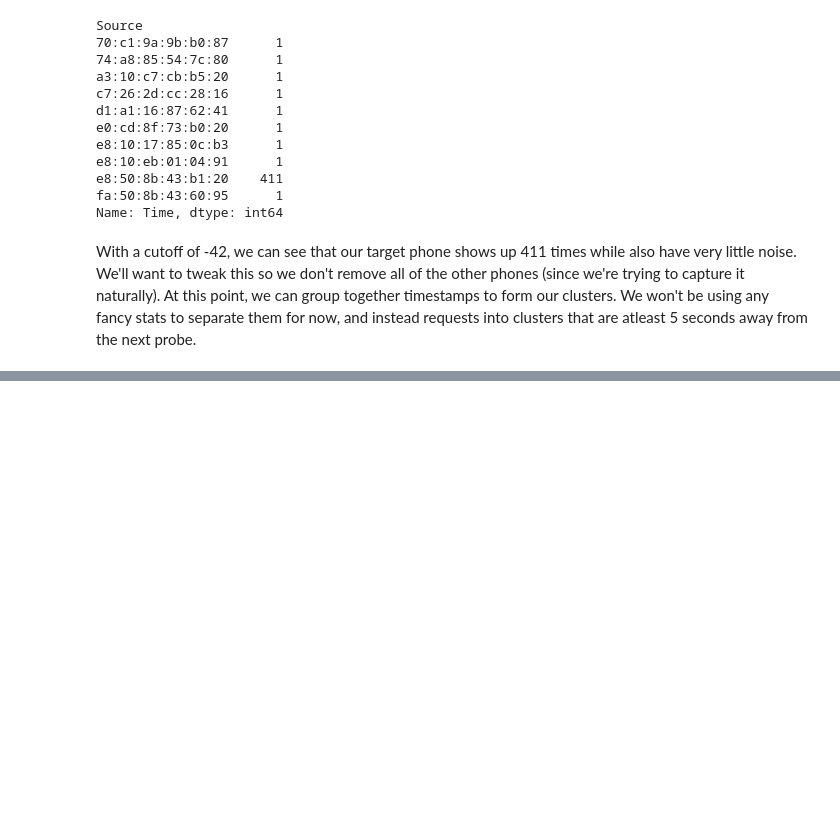
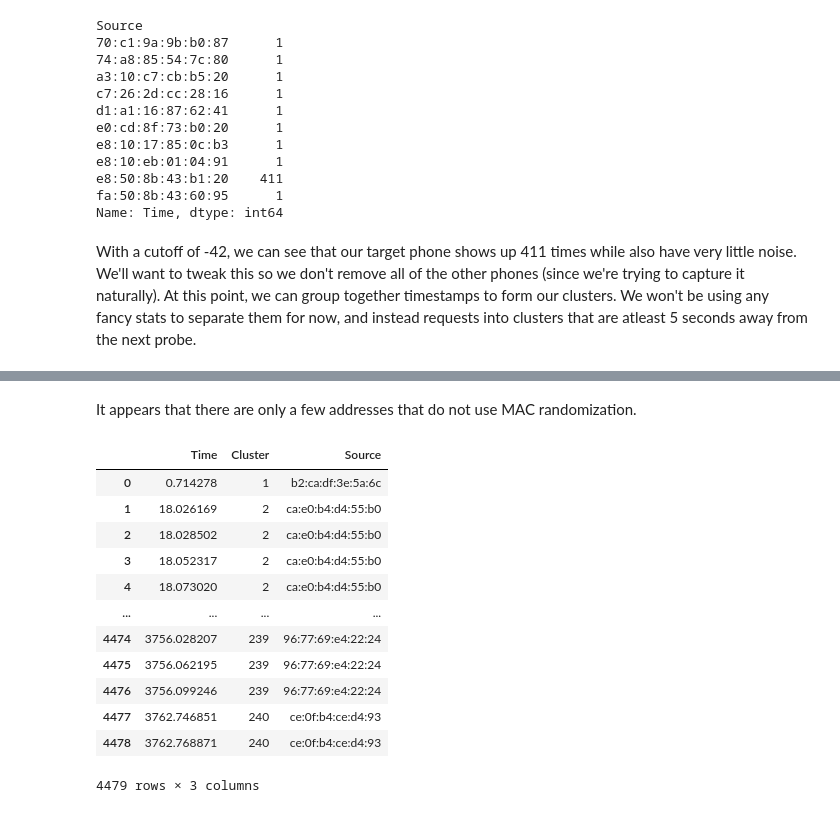
Before and after one commit to jdeinum/SDR, a Jupyter notebook: analysis/testing.ipynb, the cells around one changed output, grey strips where cells are left out. Drawn from its saved outputs; the diff is of its cells as text; code cells hidden in the pictures; blank space fills up the shorter version.

```diff
--- a/analysis/testing.ipynb
+++ b/analysis/testing.ipynb
@@ -117,0 +201,36 @@ display(sf)
+# %% [markdown]
+It appears that there are only a few addresses that do not use MAC randomization.
+# %%
+x = filtered[["RTime", "Source"]].to_numpy()
+
+dt  = np.diff(x[:, 0])
+pos = np.where(dt > 5)[0] + 1
+split = list(np.split(x, pos))
+
+res = []
+a = 1
+for cluster in split:
+    for time, addr in cluster:
+        res.append([time, a, addr])
+
+    a += 1
+
+
+
+su = DataFrame(res, columns=["Time", "Cluster", "Source"])
+su = su.astype({"Time": np.float64, "Cluster": np.int32, "Source": str})
+display(su)
+# %% [output]
+|  | Time | Cluster | Source |
+| 0 | 0.714278 | 1 | b2:ca:df:3e:5a:6c |
+| 1 | 18.026169 | 2 | ca:e0:b4:d4:55:b0 |
+| 2 | 18.028502 | 2 | ca:e0:b4:d4:55:b0 |
+| 3 | 18.052317 | 2 | ca:e0:b4:d4:55:b0 |
+| 4 | 18.073020 | 2 | ca:e0:b4:d4:55:b0 |
+| ... | ... | ... | ... |
+| 4474 | 3756.028207 | 239 | 96:77:69:e4:22:24 |
+| 4475 | 3756.062195 | 239 | 96:77:69:e4:22:24 |
+| 4476 | 3756.099246 | 239 | 96:77:69:e4:22:24 |
+| 4477 | 3762.746851 | 240 | ce:0f:b4:ce:d4:93 |
+| 4478 | 3762.768871 | 240 | ce:0f:b4:ce:d4:93 |
+4479 rows × 3 columns
```
Also changed, not shown: parts of 9 cells of this notebook.
